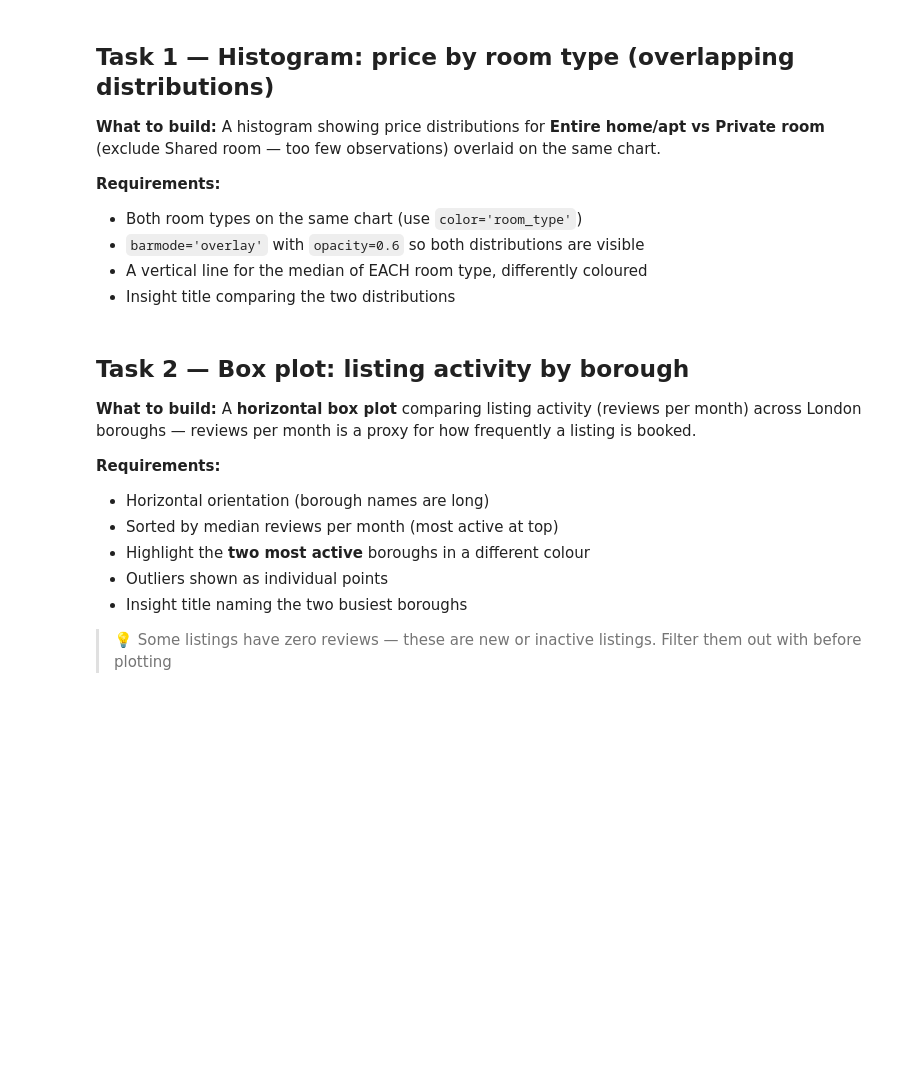
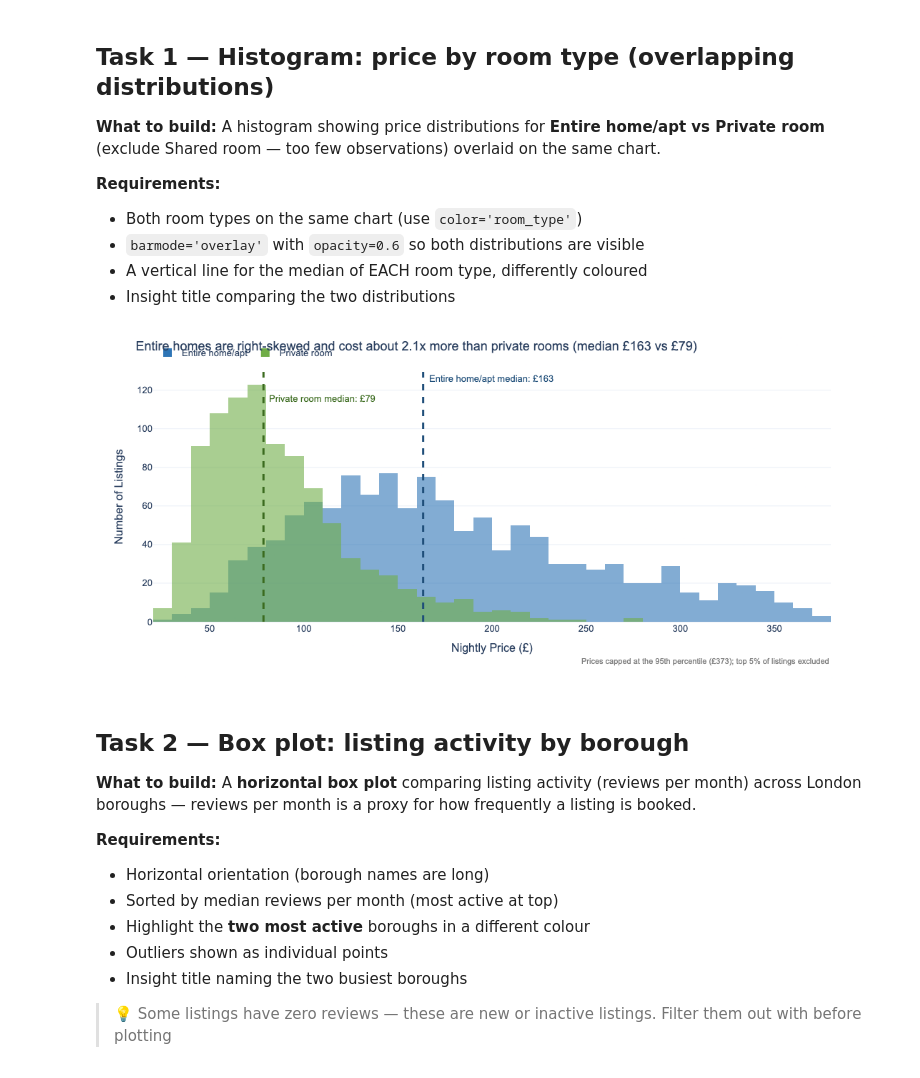
Before and after one commit to ashwathykariyeri/datavisualisation-exercise-aswathykariyeri, a Jupyter notebook: week05/lecture05_exercise.ipynb, the cells around one changed output. Saved outputs shown, nothing was run; the diff lists cells and outputs as text; code cells hidden in the pictures; blank space fills up the shorter version.

```diff
--- a/week05/lecture05_exercise.ipynb
+++ b/week05/lecture05_exercise.ipynb
@@ -39,6 +67,62 @@ print(df_cap.groupby('room_type')['price'].describe().round(1))
 # %%
 # Task 1
 # YOUR CODE HERE
+# Task 1 - overlapping histogram of price: Entire home/apt vs Private room
+
+# Keep only the two room types we compare (Shared room has too few listings)
+two = df_cap[df_cap['room_type'].isin(['Entire home/apt', 'Private room'])]
+
+# Median price of each room type: a small table with one number per room type
+medians = two.groupby('room_type')['price'].median()
+
+# Build the histogram
+fig = px.histogram(
+    data_frame=two,
+    x='price',
+    color='room_type',
+    barmode='overlay',
+    opacity=0.6,
+    nbins=50,
+    color_discrete_map={'Entire home/apt': '#2E75B6',
+                        'Private room': '#70AD47'},
+    labels={'price': 'Nightly Price (£)', 'room_type': ''},
+    template='plotly_white',
+    height=500,
+)
+
+# One dashed vertical median line per room type, in a darker version of its colour
+line_colours = {'Entire home/apt': '#1F4E79', 'Private room': '#3B6B1F'}
+for i, (room, med) in enumerate(medians.items()):
+    fig.add_vline(
+        x=med, line_dash='dash', line_width=3, line_color=line_colours[room],
+        annotation=dict(
+            text=f'{room} median: £{med:.0f}',
+            font=dict(color=line_colours[room], size=13),
+            xanchor='left', xshift=6,
+            y=1 - 0.08 * i, yref='paper',
+        ),
+    )
+
+# Disclose the cap (Rule 1): tell the viewer the top 5% was removed
+fig.add_annotation(
+    text=f'Prices capped at the 95th percentile (£{p95:.0f}); top 5% of listings excluded',
+    xref='paper', yref='paper', x=1, y=-0.18,
+    showarrow=False, xanchor='right', font=dict(size=11, color='grey'),
+)
+
+# Insight title naming the shape and the gap between the two distributions
+gap = medians['Entire home/apt'] / medians['Private room']
+fig.update_layout(
+    title=(f'Entire homes are right-skewed and cost about {gap:.1f}x more than private rooms '
+           f'(median £{medians["Entire home/apt"]:.0f} vs £{medians["Private room"]:.0f})'),
+    font=dict(family='Arial', size=13),
+    yaxis=dict(title='Number of Listings'),
+    legend=dict(orientation='h', x=0, y=1.12, title=''),
+    margin=dict(b=90),
+)
+fig.show()
+# %% [output]
+[figure, added]
 # %% [markdown]
 ## Task 2 — Box plot: listing activity by borough
 
```
Also changed, not shown: parts of 3 cells of this notebook, 10 other files.
